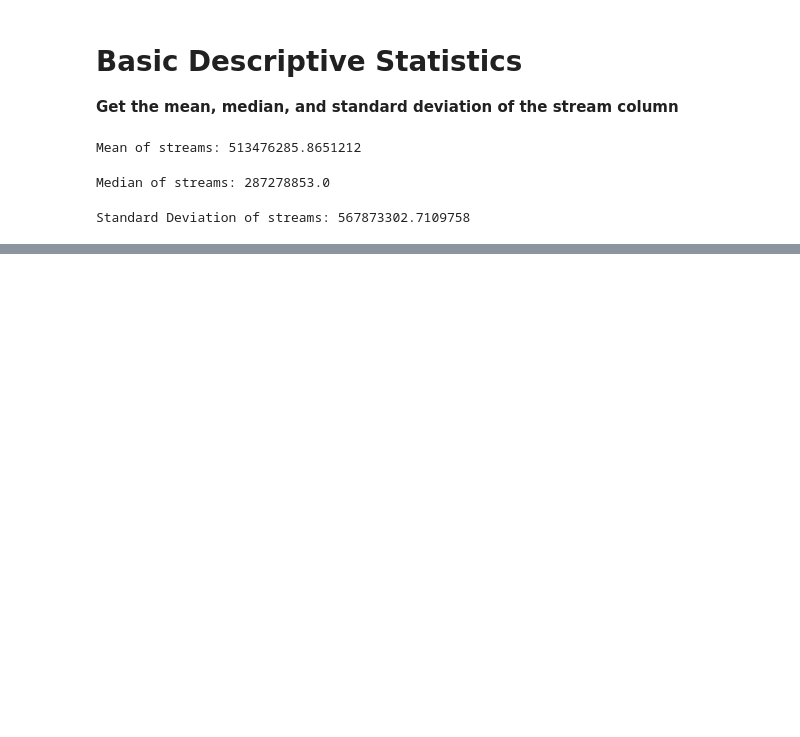
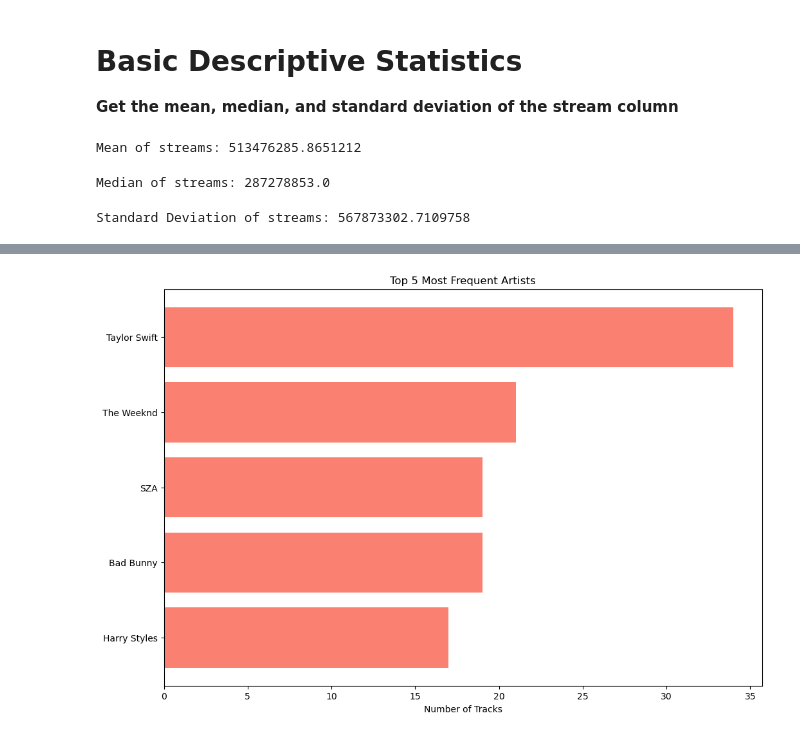
Before and after one commit to robss1130/ECE2112-Python-Exploratory_Data_Analysis, a Jupyter notebook: EDA_Spotify2023.ipynb, the cells around one changed output, grey strips where cells are left out. Saved outputs shown, nothing was run; the diff lists cells and outputs as text; code cells hidden in the pictures; blank space fills up the shorter version.

```diff
--- a/EDA_Spotify2023.ipynb
+++ b/EDA_Spotify2023.ipynb
@@ -184,0 +288,10 @@ plt.show()
+# %%
+# Generate a bar graph
+plt.figure(figsize=(12, 8))
+plt.barh(top_artists.index, top_artists.values, color='salmon')
+plt.xlabel('Number of Tracks')
+plt.title('Top 5 Most Frequent Artists')
+plt.gca().invert_yaxis()  # To display the highest count at the top
+plt.show()
+# %% [output]
+[figure, added]
```
Also changed, not shown: parts of 23 cells of this notebook.
